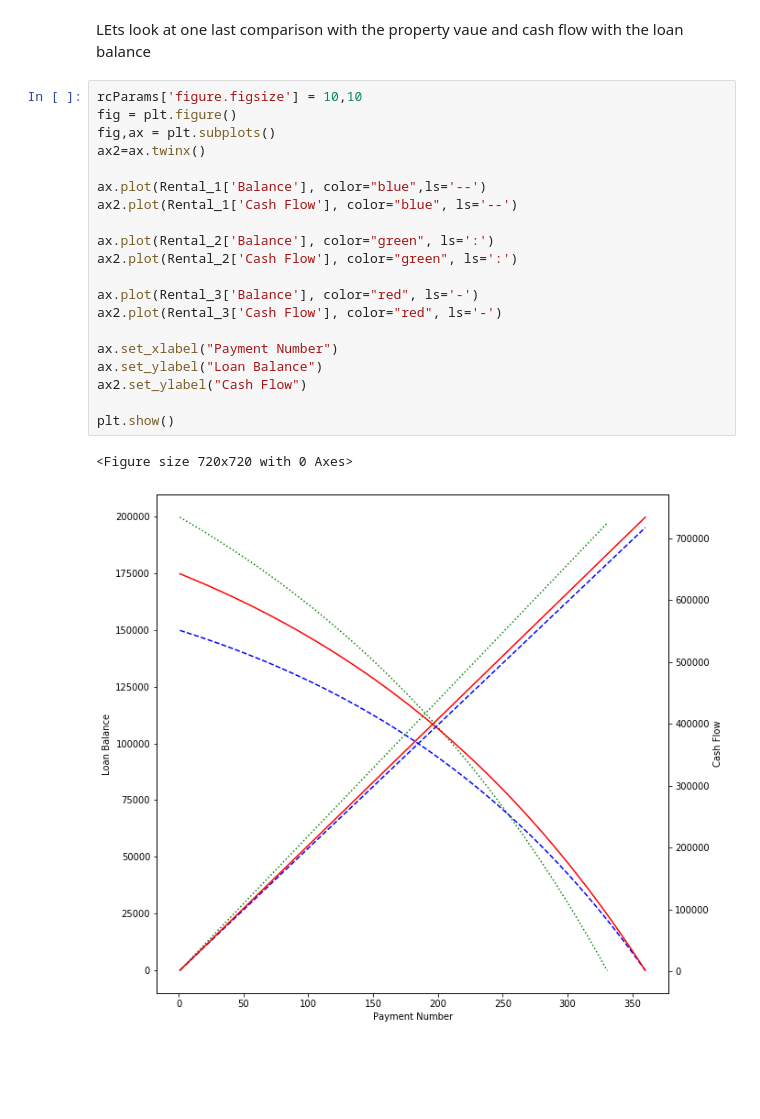
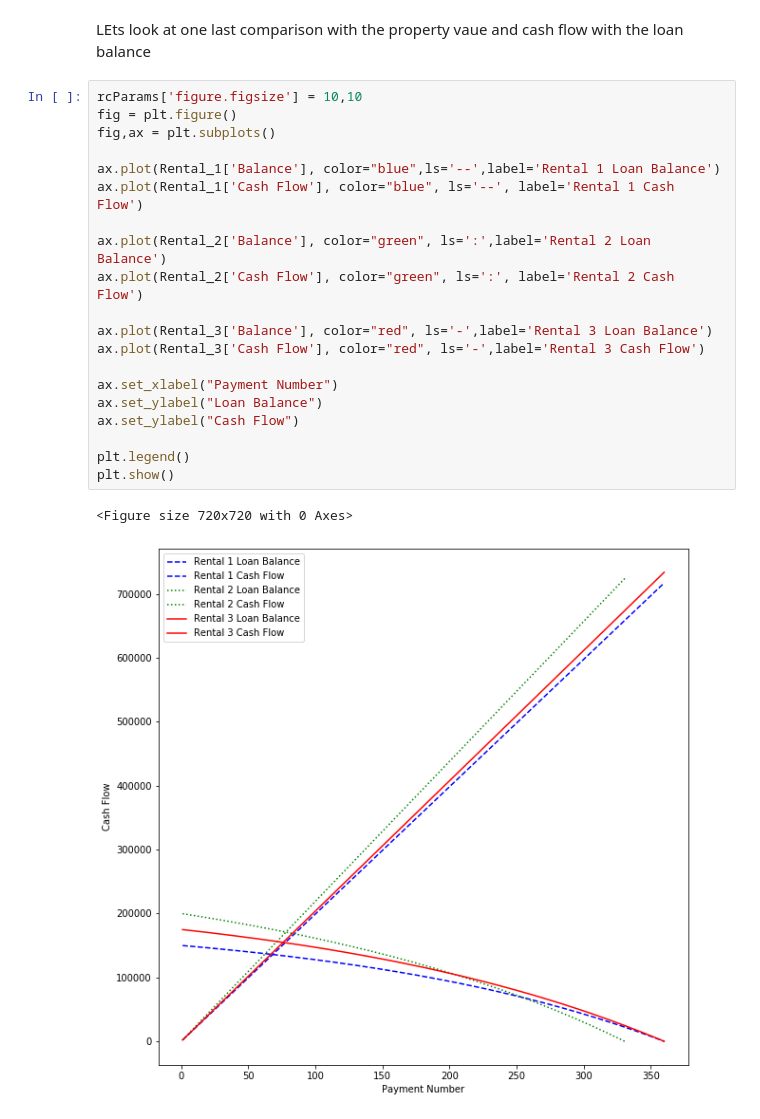
Before and after one commit to Charles-Busby/Portfolio, a Jupyter notebook: Rental Property Analysis/Rental Comparison.ipynb, the cells around one changed output. Drawn from its saved outputs; the diff is of its cells as text; blank space fills up the shorter version.

```diff
--- a/Rental Property Analysis/Rental Comparison.ipynb
+++ b/Rental Property Analysis/Rental Comparison.ipynb
@@ -354,23 +354,23 @@ LEts look at one last comparison with the property vaue and cash flow with the l
 # %%
 rcParams['figure.figsize'] = 10,10
 fig = plt.figure()
 fig,ax = plt.subplots()
-ax2=ax.twinx()
 
-ax.plot(Rental_1['Balance'], color="blue",ls='--')
-ax2.plot(Rental_1['Cash Flow'], color="blue", ls='--')
+ax.plot(Rental_1['Balance'], color="blue",ls='--',label='Rental 1 Loan Balance')
+ax.plot(Rental_1['Cash Flow'], color="blue", ls='--', label='Rental 1 Cash Flow')
 
-ax.plot(Rental_2['Balance'], color="green", ls=':')
-ax2.plot(Rental_2['Cash Flow'], color="green", ls=':')
+ax.plot(Rental_2['Balance'], color="green", ls=':',label='Rental 2 Loan Balance')
+ax.plot(Rental_2['Cash Flow'], color="green", ls=':', label='Rental 2 Cash Flow')
 
-ax.plot(Rental_3['Balance'], color="red", ls='-')
-ax2.plot(Rental_3['Cash Flow'], color="red", ls='-')
+ax.plot(Rental_3['Balance'], color="red", ls='-',label='Rental 3 Loan Balance')
+ax.plot(Rental_3['Cash Flow'], color="red", ls='-',label='Rental 3 Cash Flow')
 
 ax.set_xlabel("Payment Number")
 ax.set_ylabel("Loan Balance")
-ax2.set_ylabel("Cash Flow")
+ax.set_ylabel("Cash Flow")
 
+plt.legend()
 plt.show()
 # %% [output]
 <Figure size 720x720 with 0 Axes>
-[figure, old version]
+[figure, new version]
```
Also changed, not shown: parts of 13 cells of this notebook.
